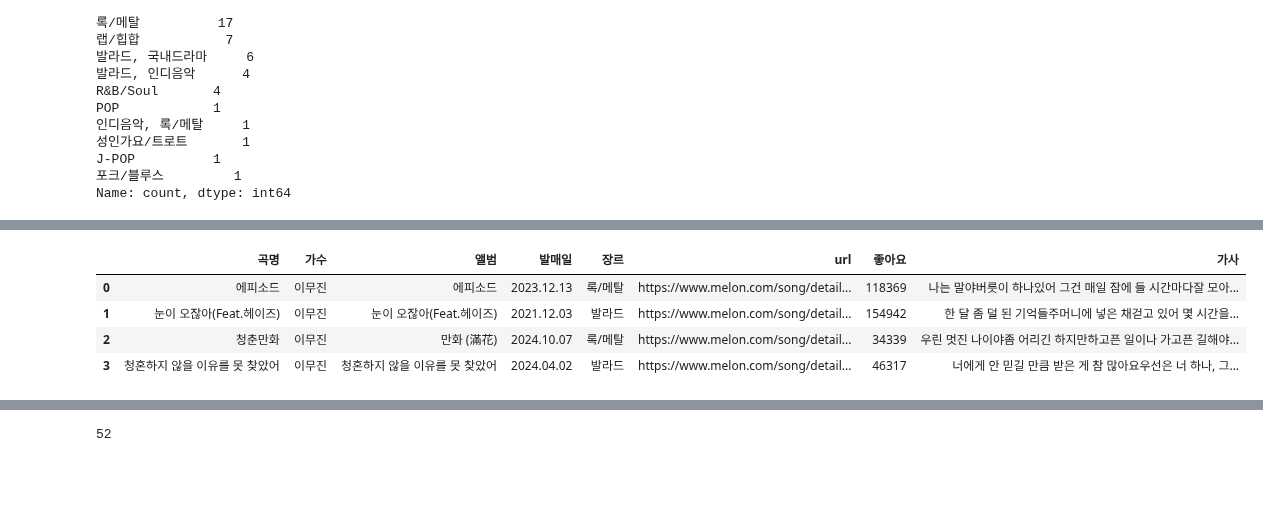
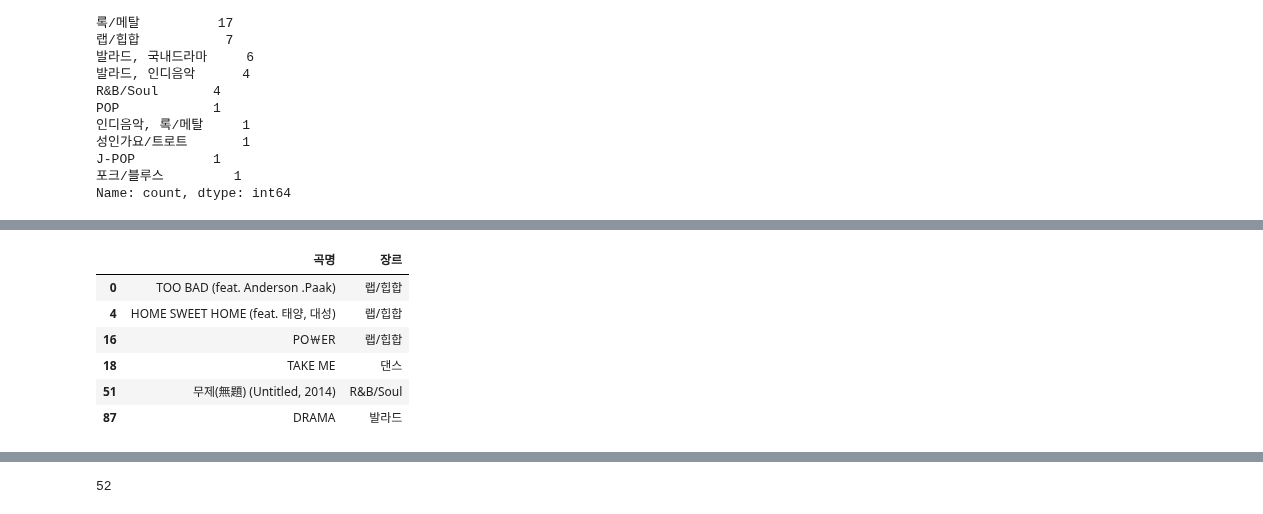
Before and after one commit to vega2k8s/Python_Webscraping_Analysis, a Jupyter notebook: 04.Melon100차트_데이터파싱_DB저장.ipynb, the cells around one changed output, grey strips where cells are left out. Saved outputs shown, nothing was run; the diff lists cells and outputs as text; code cells hidden in the pictures; blank space fills up the shorter version.

Commit message:
melon

```diff
--- a/04.Melon100차트_데이터파싱_DB저장.ipynb
+++ b/04.Melon100차트_데이터파싱_DB저장.ipynb
@@ -195,10 +206,13 @@ Name: count, dtype: int64
 # %%
 # 특정 가수의 노래 정보 출력하기
-#song_df.loc[]
-song_df['가수'] == 'G-DRAGON'
+# 조건을 만족하는 특정 Row와 선택된 특정 컬럼이 출력된다.
+#song_df.loc[row,col]
+song_df.loc[song_df['가수'] == 'G-DRAGON',['곡명','장르']]
 # %% [output]
-|  | 곡명 | 가수 | 앨범 | 발매일 | 장르 | url | 좋아요 | 가사 |
-| 0 | 에피소드 | 이무진 | 에피소드 | 2023.12.13 | 록/메탈 | https://www.melon.com/song/detail... | 118369 | 나는 말야버릇이 하나있어 그건 매일 잠에 들 시간마다잘 모아... |
-| 1 | 눈이 오잖아(Feat.헤이즈) | 이무진 | 눈이 오잖아(Feat.헤이즈) | 2021.12.03 | 발라드 | https://www.melon.com/song/detail... | 154942 | 한 달 좀 덜 된 기억들주머니에 넣은 채걷고 있어 몇 시간을... |
-| 2 | 청춘만화 | 이무진 | 만화 (滿花) | 2024.10.07 | 록/메탈 | https://www.melon.com/song/detail... | 34339 | 우린 멋진 나이야좀 어리긴 하지만하고픈 일이나 가고픈 길해야... |
-| 3 | 청혼하지 않을 이유를 못 찾았어 | 이무진 | 청혼하지 않을 이유를 못 찾았어 | 2024.04.02 | 발라드 | https://www.melon.com/song/detail... | 46317 | 너에게 안 믿길 만큼 받은 게 참 많아요우선은 너 하나, 그... |
+|  | 곡명 | 장르 |
+| 0 | TOO BAD (feat. Anderson .Paak) | 랩/힙합 |
+| 4 | HOME SWEET HOME (feat. 태양, 대성) | 랩/힙합 |
+| 16 | PO￦ER | 랩/힙합 |
+| 18 | TAKE ME | 댄스 |
+| 51 | 무제(無題) (Untitled, 2014) | R&B/Soul |
+| 87 | DRAMA | 발라드 |
```
Also changed, not shown: parts of 2 cells of this notebook.
